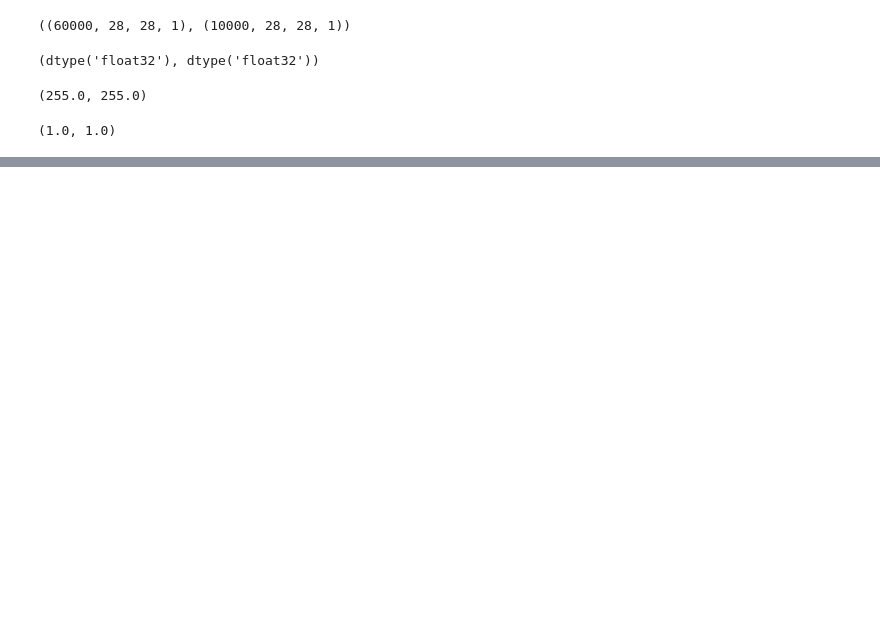
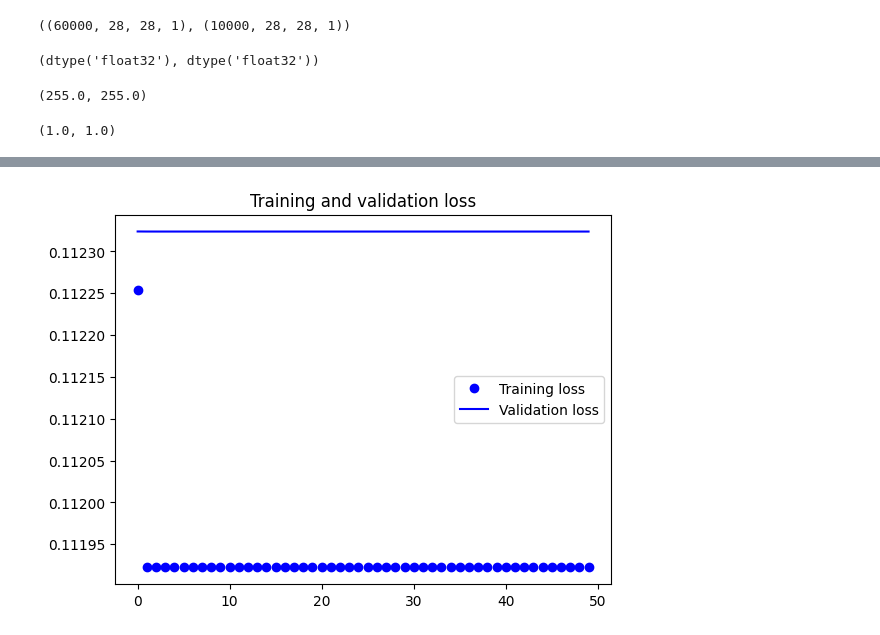
Before and after one commit to ganzhi/notebooks, a Jupyter notebook: image_embedding/Image Embedding.ipynb, the cells around one changed output, grey strips where cells are left out. Cells and saved outputs as stored; diff of their text form; code cells hidden in the pictures; blank space fills up the shorter version.

Commit message:
The notebook runs but training didn't actually happen.
Maybe data issue?

```diff
--- a/image_embedding/Image Embedding.ipynb
+++ b/image_embedding/Image Embedding.ipynb
@@ -107,22 +107,22 @@ input_img = Input(shape = (x, y, inChannel))
 def autoencoder(input_img):
     #encoder
     #input = 28 x 28 x 1 (wide and thin)
-    conv1 = Conv2D(32, (3, 3), activation='relu', padding='same')(input_img) #28 x 28 x 32
+    conv1 = Conv2D(32, (3, 3), activation='relu', padding='same', kernel_initializer='random_normal')(input_img) #28 x 28 x 32
     pool1 = MaxPooling2D(pool_size=(2, 2))(conv1) #14 x 14 x 32
-    conv2 = Conv2D(64, (3, 3), activation='relu', padding='same')(pool1) #14 x 14 x 64
+    conv2 = Conv2D(64, (3, 3), activation='relu', padding='same', kernel_initializer='random_normal')(pool1) #14 x 14 x 64
     pool2 = MaxPooling2D(pool_size=(2, 2))(conv2) #7 x 7 x 64
-    conv3 = Conv2D(128, (3, 3), activation='relu', padding='same')(pool2) #7 x 7 x 128 (small and thick)
+    conv3 = Conv2D(128, (3, 3), activation='relu', padding='same', kernel_initializer='random_normal')(pool2) #7 x 7 x 128 (small and thick)
 
     #decoder
-    conv4 = Conv2D(128, (3, 3), activation='relu', padding='same')(conv3) #7 x 7 x 128
+    conv4 = Conv2D(128, (3, 3), activation='relu', padding='same', kernel_initializer='random_normal')(conv3) #7 x 7 x 128
     up1 = UpSampling2D((2,2))(conv4) # 14 x 14 x 128
-    conv5 = Conv2D(64, (3, 3), activation='relu', padding='same')(up1) # 14 x 14 x 64
+    conv5 = Conv2D(64, (3, 3), activation='relu', padding='same', kernel_initializer='random_normal')(up1) # 14 x 14 x 64
     up2 = UpSampling2D((2,2))(conv5) # 28 x 28 x 64
-    decoded = Conv2D(1, (3, 3), activation='sigmoid', padding='same')(up2) # 28 x 28 x 1
+    decoded = Conv2D(1, (3, 3), activation='sigmoid', padding='same', kernel_initializer='random_normal')(up2) # 28 x 28 x 1
     return decoded
 # %%
 autoencoder = Model(input_img, autoencoder(input_img))
-autoencoder.compile(loss='mean_squared_error', optimizer = RMSprop())
+autoencoder.compile(loss='mean_squared_error', optimizer = RMSprop(learning_rate=0.1))
 # %%
 autoencoder.summary()
 # %% [output]
@@ -165,0 +170,12 @@ Epoch 24/50
+# %%
+loss = autoencoder_train.history['loss']
+val_loss = autoencoder_train.history['val_loss']
+epochs = range(epochs)
+plt.figure()
+plt.plot(epochs, loss, 'bo', label='Training loss')
+plt.plot(epochs, val_loss, 'b', label='Validation loss')
+plt.title('Training and validation loss')
+plt.legend()
+plt.show()
+# %% [output]
+[figure, added]
```
Also changed, not shown: parts of 17 cells of this notebook.
